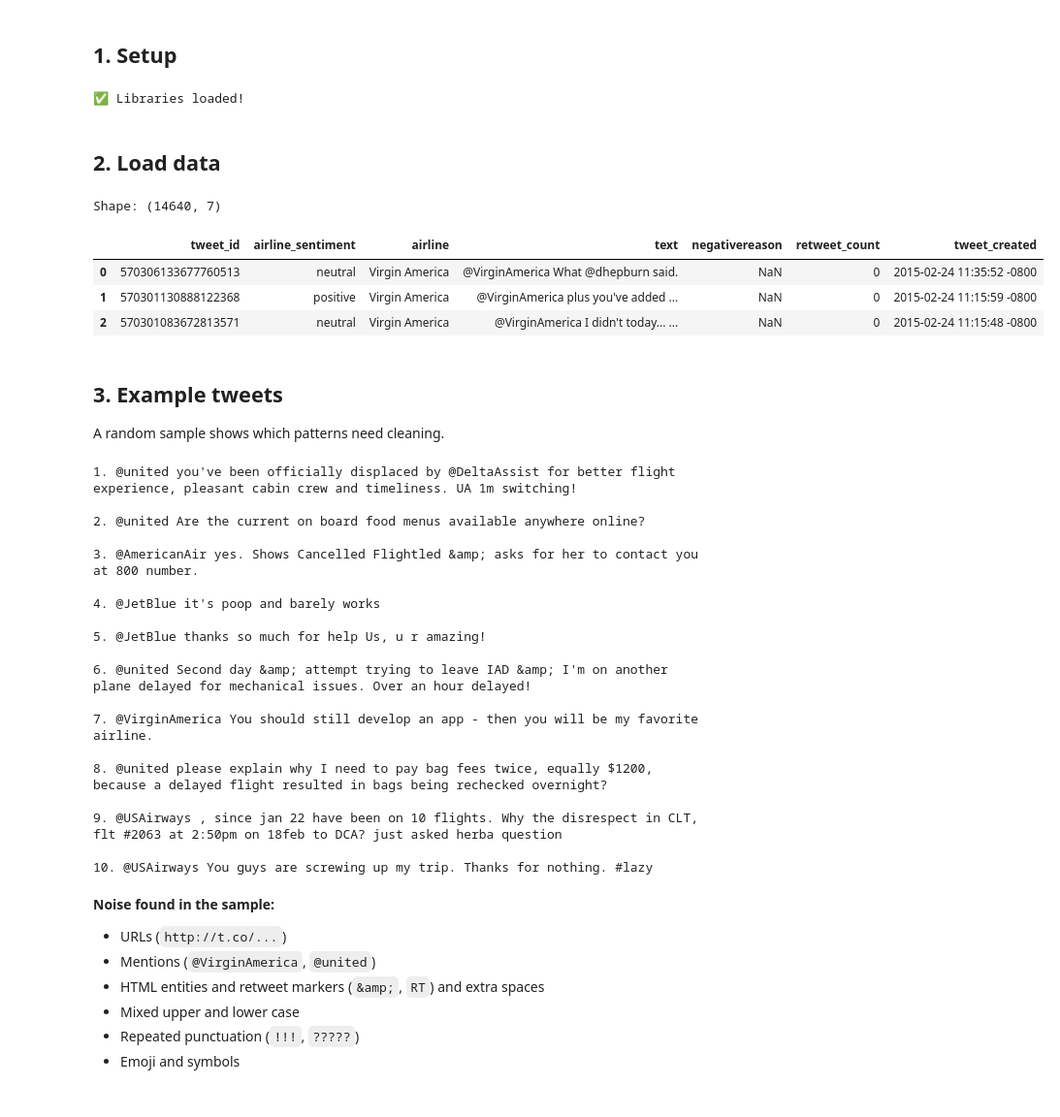
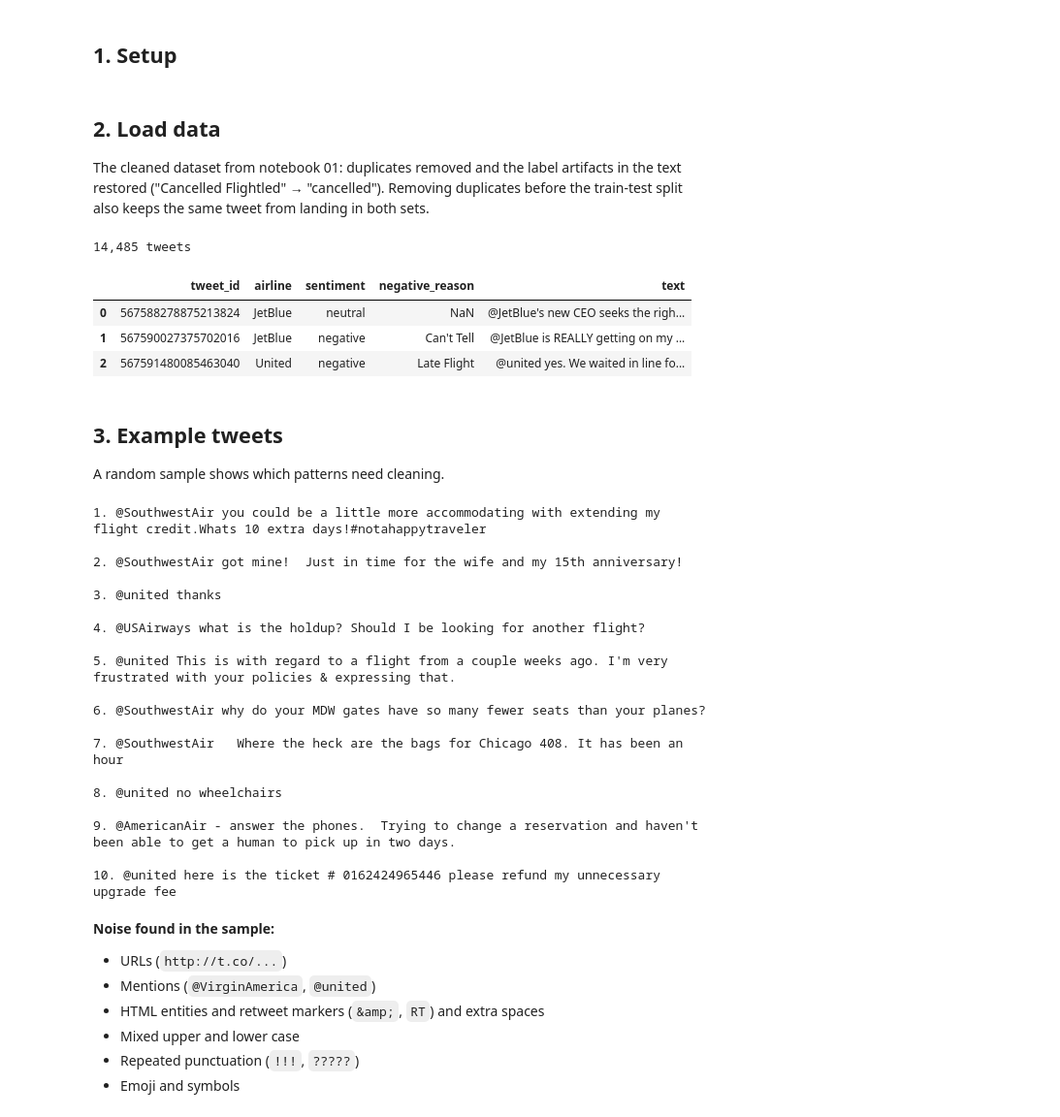
Before and after one commit to antarezQ/sentiment-analysis-dashboard, a Jupyter notebook: notebooks/02_preprocessing.ipynb, the cells around one changed output. Shown at 97% size. Cells and saved outputs as stored; diff of their text form; code cells hidden in the pictures.

```diff
--- a/notebooks/02_preprocessing.ipynb
+++ b/notebooks/02_preprocessing.ipynb
@@ -16,41 +16,32 @@ Raw tweets contain a lot of noise that carries no sentiment: URLs (`http://t.co/
 # %% [markdown]
 ## 1. Setup
 # %%
+import re
+import sys
+from pathlib import Path
+
 import pandas as pd
-import numpy as np
-import re
-import nltk
 from nltk.corpus import stopwords
-from nltk.tokenize import word_tokenize
-from nltk.stem import WordNetLemmatizer
 
-# Download NLTK data (skipped when already present)
-nltk.download('stopwords', quiet=True)
-nltk.download('punkt', quiet=True)
-nltk.download('punkt_tab', quiet=True)
-nltk.download('wordnet', quiet=True)
-nltk.download('omw-1.4', quiet=True)
+sys.path.insert(0, str(Path.cwd().parent))
+from src.data import RAW_PATH, build_dashboard_data
+from src.predict import NEGATION_WORDS, clean_text, to_tokens
 
-pd.set_option('display.max_colwidth', 200)
-print("✅ Libraries loaded!")
+pd.set_option("display.max_colwidth", 200)
-# %% [output]
-✅ Libraries loaded!
 # %% [markdown]
 ## 2. Load data
+
+The cleaned dataset from notebook 01: duplicates removed and the label artifacts in the text restored ("Cancelled Flightled" → "cancelled"). Removing duplicates before the train-test split also keeps the same tweet from landing in both sets.
 # %%
-df = pd.read_csv('../data/processed/tweets_eda.csv')
-
-# Keep only the columns needed for modeling
-df = df[['tweet_id', 'airline_sentiment', 'airline', 'text', 'negativereason', 'retweet_count', 'tweet_created']].copy()
-
-print(f"Shape: {df.shape}")
+df = build_dashboard_data(pd.read_csv(RAW_PATH))[["tweet_id", "airline", "sentiment", "negative_reason", "text"]]
+print(f"{len(df):,} tweets")
 df.head(3)
 # %% [output]
-Shape: (14640, 7)
+14,485 tweets
-|  | tweet_id | airline_sentiment | airline | text | negativereason | retweet_count | tweet_created |
-| 0 | 570306133677760513 | neutral | Virgin America | @VirginAmerica What @dhepburn said. | NaN | 0 | 2015-02-24 11:35:52 -0800 |
-| 1 | 570301130888122368 | positive | Virgin America | @VirginAmerica plus you've added ... | NaN | 0 | 2015-02-24 11:15:59 -0800 |
-| 2 | 570301083672813571 | neutral | Virgin America | @VirginAmerica I didn't today... ... | NaN | 0 | 2015-02-24 11:15:48 -0800 |
+|  | tweet_id | airline | sentiment | negative_reason | text |
+| 0 | 567588278875213824 | JetBlue | neutral | NaN | @JetBlue's new CEO seeks the righ... |
+| 1 | 567590027375702016 | JetBlue | negative | Can't Tell | @JetBlue is REALLY getting on my ... |
+| 2 | 567591480085463040 | United | negative | Late Flight | @united yes. We waited in line fo... |
 # %% [markdown]
 ## 3. Example tweets
 
@@ -62,25 +53,25 @@ for i, tweet in enumerate(sample_tweets, 1):
     print(f"{i}. {tweet}")
     print()
 # %% [output]
-1. @united you've been officially displaced by @DeltaAssist for better flight experience, pleasant cabin crew and timeliness. UA 1m switching!
+1. @SouthwestAir you could be a little more accommodating with extending my flight credit.Whats 10 extra days!#notahappytraveler
 
-2. @united Are the current on board food menus available anywhere online?
+2. @SouthwestAir got mine!  Just in time for the wife and my 15th anniversary!
 
-3. @AmericanAir yes. Shows Cancelled Flightled &amp; asks for her to contact you at 800 number.
+3. @united thanks
 
-4. @JetBlue it's poop and barely works
+4. @USAirways what is the holdup? Should I be looking for another flight?
 
-5. @JetBlue thanks so much for help Us, u r amazing!
+5. @united This is with regard to a flight from a couple weeks ago. I'm very frustrated with your policies & expressing that.
 
-6. @united Second day &amp; attempt trying to leave IAD &amp; I'm on another plane delayed for mechanical issues. Over an hour delayed!
+6. @SouthwestAir why do your MDW gates have so many fewer seats than your planes?
 
-7. @VirginAmerica You should still develop an app - then you will be my favorite airline.
+7. @SouthwestAir   Where the heck are the bags for Chicago 408. It has been an hour
 
-8. @united please explain why I need to pay bag fees twice, equally $1200, because a delayed flight resulted in bags being rechecked overnight?
+8. @united no wheelchairs
 
-9. @USAirways , since jan 22 have been on 10 flights. Why the disrespect in CLT, flt #2063 at 2:50pm on 18feb to DCA? just asked herba question
+9. @AmericanAir - answer the phones.  Trying to change a reservation and haven't been able to get a human to pick up in two days.
 
-10. @USAirways You guys are screwing up my trip. Thanks for nothing. #lazy
+10. @united here is the ticket # 0162424965446 please refund my unnecessary upgrade fee
 # %% [markdown]
 **Noise found in the sample:**
 - URLs (`http://t.co/...`)
```
Also changed, not shown: parts of 19 cells of this notebook, 9 other files.
